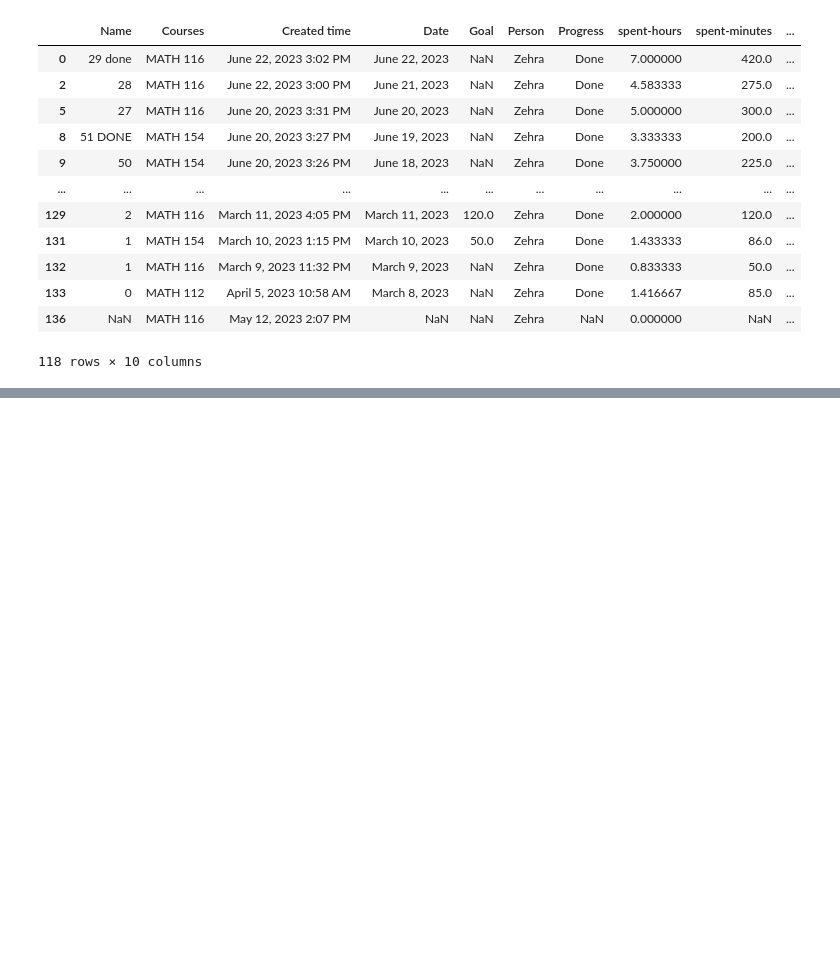
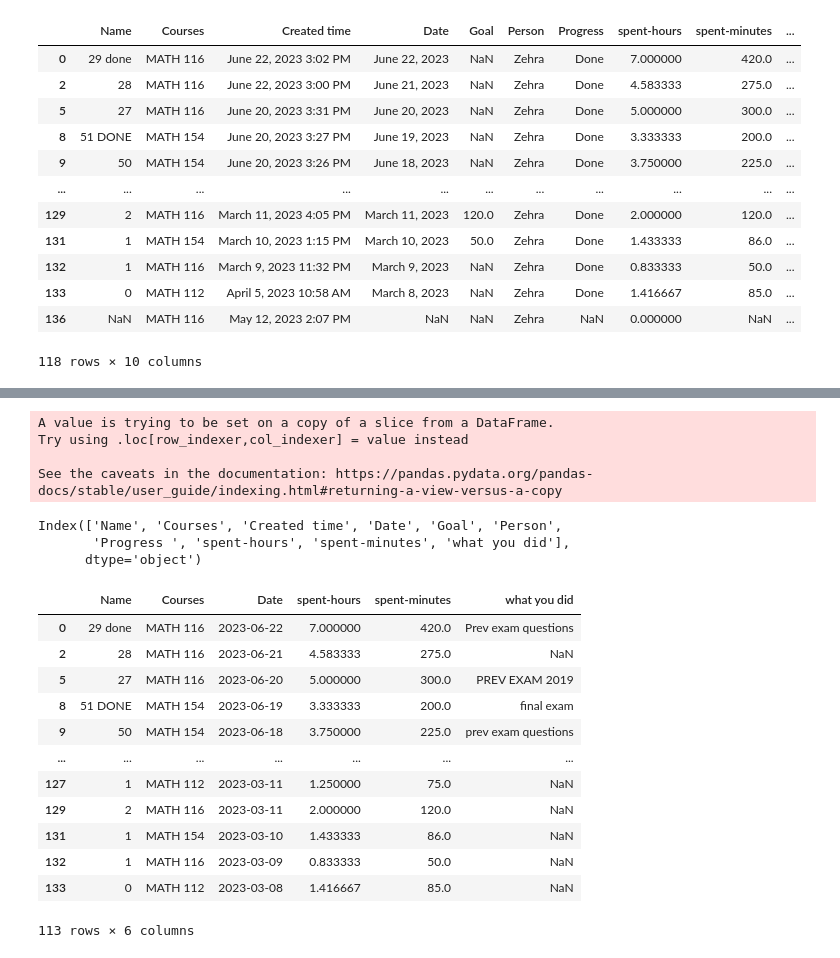
Before and after one commit to itszehrakaya/study-analysis, a Jupyter notebook: notion-data/cleaning.ipynb, the cells around one changed output, grey strips where cells are left out. Drawn from its saved outputs; the diff is of its cells as text; code cells hidden in the pictures; blank space fills up the shorter version.

```diff
--- a/notion-data/cleaning.ipynb
+++ b/notion-data/cleaning.ipynb
@@ -61,0 +81,32 @@ zdf
+# %%
+# dates to datetime
+zdf['Date'] = pd.to_datetime(zdf['Date'])
+# %% [output]
+A value is trying to be set on a copy of a slice from a DataFrame.
+Try using .loc[row_indexer,col_indexer] = value instead
+
+See the caveats in the documentation: https://pandas.pydata.org/pandas-docs/stable/user_guide/indexing.html#returning-a-view-versus-a-copy
+# %%
+zdf.columns
+# %% [output]
+Index(['Name', 'Courses', 'Created time', 'Date', 'Goal', 'Person',
+       'Progress ', 'spent-hours', 'spent-minutes', 'what you did'],
+      dtype='object')
+# %%
+# drop Created time, Goal, Person,Progress columns
+zdf = zdf.drop(['Created time', 'Goal', 'Person', 'Progress '], axis=1)
+zdf
+# %% [output]
+|  | Name | Courses | Date | spent-hours | spent-minutes | what you did |
+| 0 | 29 done | MATH 116 | 2023-06-22 | 7.000000 | 420.0 | Prev exam questions |
+| 2 | 28 | MATH 116 | 2023-06-21 | 4.583333 | 275.0 | NaN |
+| 5 | 27 | MATH 116 | 2023-06-20 | 5.000000 | 300.0 | PREV EXAM 2019 |
+| 8 | 51 DONE | MATH 154 | 2023-06-19 | 3.333333 | 200.0 | final exam |
+| 9 | 50 | MATH 154 | 2023-06-18 | 3.750000 | 225.0 | prev exam questions |
+| ... | ... | ... | ... | ... | ... | ... |
+| 127 | 1 | MATH 112 | 2023-03-11 | 1.250000 | 75.0 | NaN |
+| 129 | 2 | MATH 116 | 2023-03-11 | 2.000000 | 120.0 | NaN |
+| 131 | 1 | MATH 154 | 2023-03-10 | 1.433333 | 86.0 | NaN |
+| 132 | 1 | MATH 116 | 2023-03-09 | 0.833333 | 50.0 | NaN |
+| 133 | 0 | MATH 112 | 2023-03-08 | 1.416667 | 85.0 | NaN |
+113 rows × 6 columns
```
Also changed, not shown: parts of 7 cells of this notebook, 1 other file.
